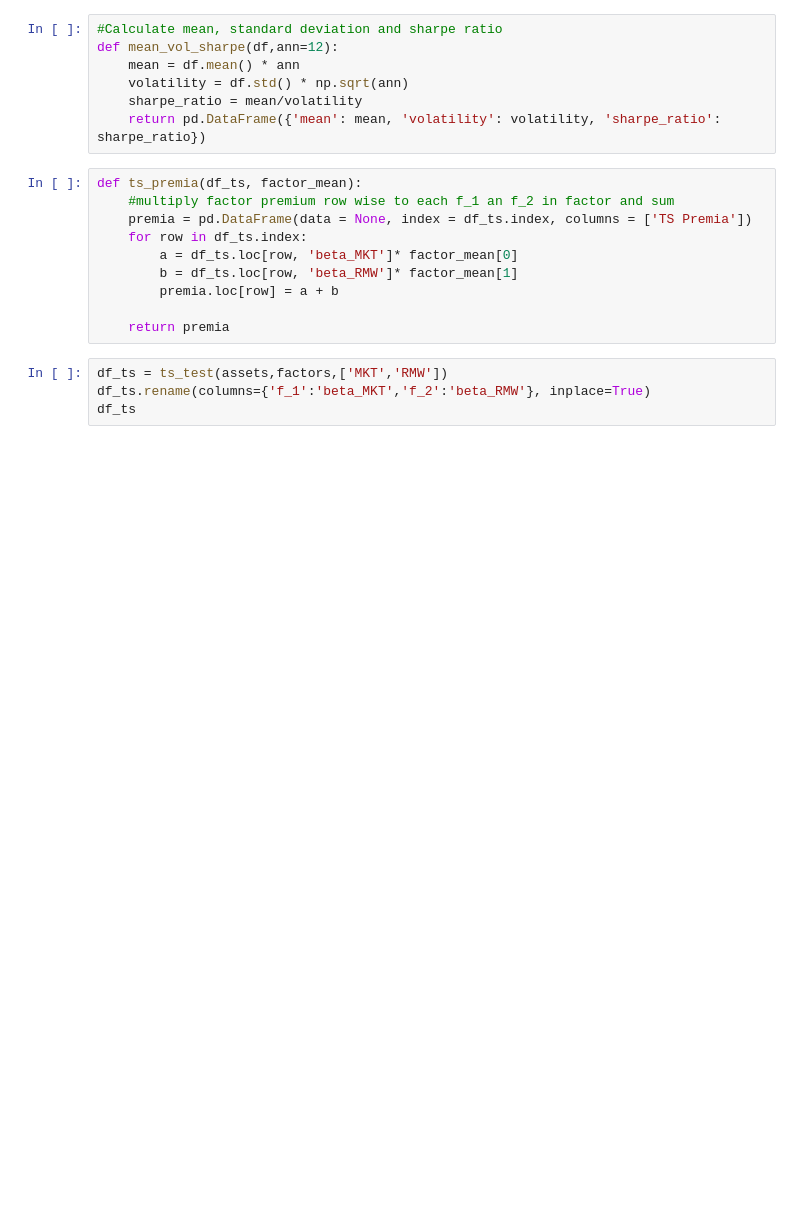
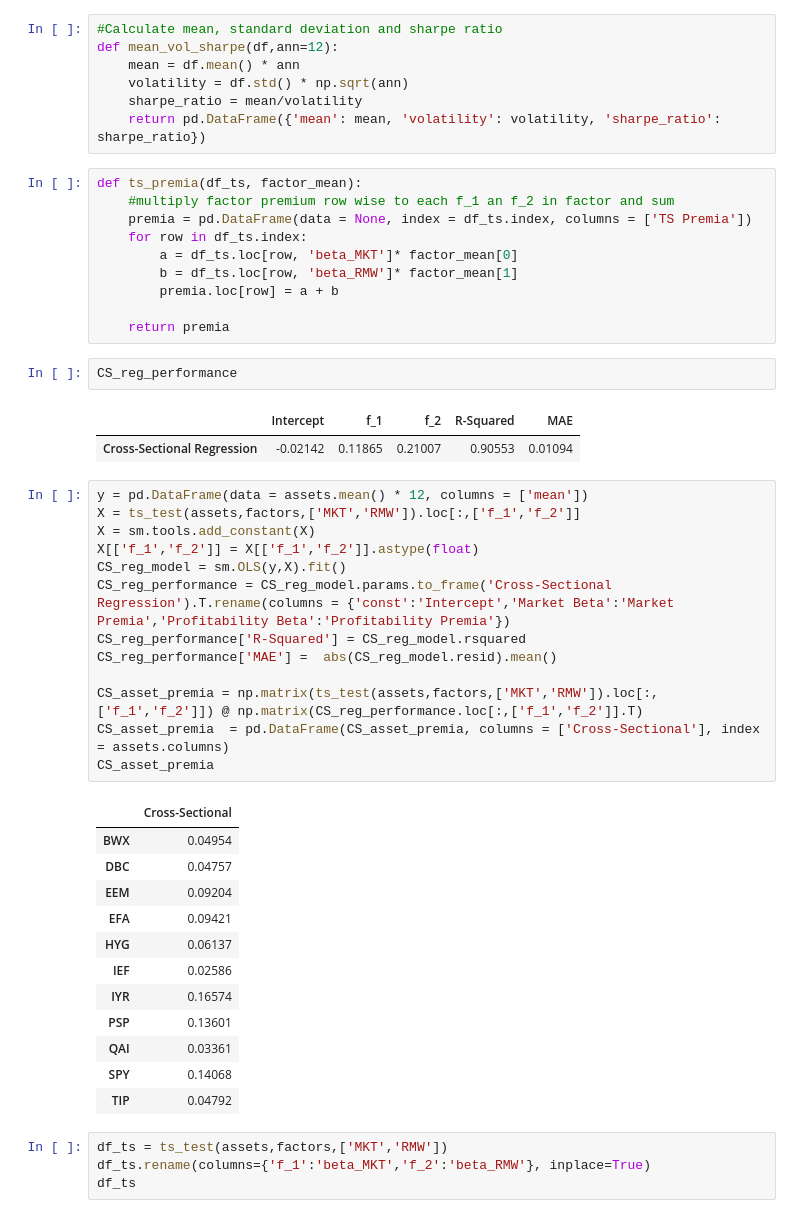
Before and after one commit to alanwake47/finm-36700-portfolio, a Jupyter notebook: midterm2/main_midterm.ipynb, the cells around one changed output. Drawn from its saved outputs; the diff is of its cells as text; blank space fills up the shorter version.

```diff
--- a/midterm2/main_midterm.ipynb
+++ b/midterm2/main_midterm.ipynb
@@ -127,6 +127,37 @@ def ts_premia(df_ts, factor_mean):
         premia.loc[row] = a + b
 
     return premia
+# %%
+CS_reg_performance
+# %% [output]
+|  | Intercept | f_1 | f_2 | R-Squared | MAE |
+| Cross-Sectional Regression | -0.02142 | 0.11865 | 0.21007 | 0.90553 | 0.01094 |
+# %%
+y = pd.DataFrame(data = assets.mean() * 12, columns = ['mean'])
+X = ts_test(assets,factors,['MKT','RMW']).loc[:,['f_1','f_2']]
+X = sm.tools.add_constant(X)
+X[['f_1','f_2']] = X[['f_1','f_2']].astype(float)
+CS_reg_model = sm.OLS(y,X).fit()
+CS_reg_performance = CS_reg_model.params.to_frame('Cross-Sectional Regression').T.rename(columns = {'const':'Intercept','Market Beta':'Market Premia','Profitability Beta':'Profitability Premia'})
+CS_reg_performance['R-Squared'] = CS_reg_model.rsquared
+CS_reg_performance['MAE'] =  abs(CS_reg_model.resid).mean()
+
+CS_asset_premia = np.matrix(ts_test(assets,factors,['MKT','RMW']).loc[:,['f_1','f_2']]) @ np.matrix(CS_reg_performance.loc[:,['f_1','f_2']].T)
+CS_asset_premia  = pd.DataFrame(CS_asset_premia, columns = ['Cross-Sectional'], index = assets.columns)
+CS_asset_premia
+# %% [output]
+|  | Cross-Sectional |
+| BWX | 0.04954 |
+| DBC | 0.04757 |
+| EEM | 0.09204 |
+| EFA | 0.09421 |
+| HYG | 0.06137 |
+| IEF | 0.02586 |
+| IYR | 0.16574 |
+| PSP | 0.13601 |
+| QAI | 0.03361 |
+| SPY | 0.14068 |
+| TIP | 0.04792 |
 # %%
 df_ts = ts_test(assets,factors,['MKT','RMW'])
 df_ts.rename(columns={'f_1':'beta_MKT','f_2':'beta_RMW'}, inplace=True)
```
Also changed, not shown: parts of 7 cells of this notebook, 1 other file.
